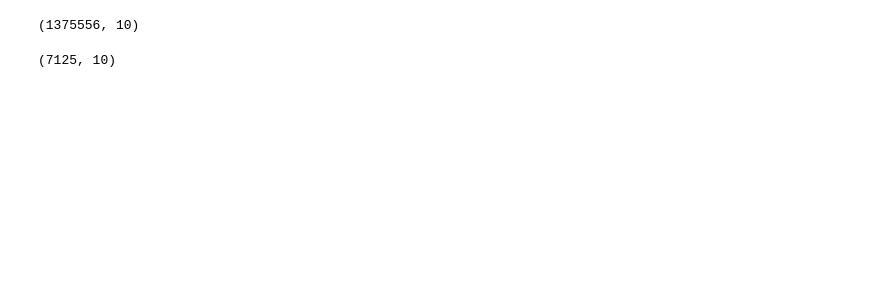
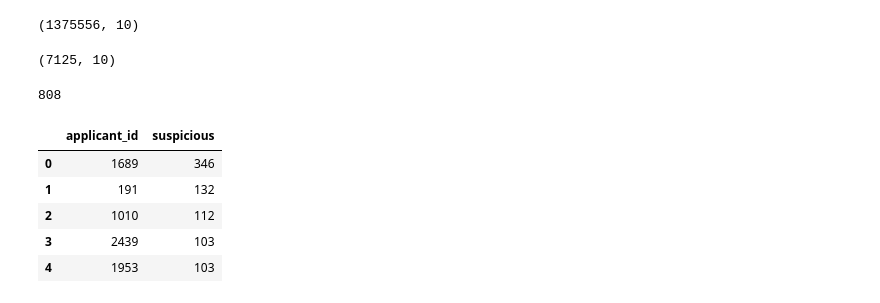
Before and after one commit to okfn-brasil/serenata-de-amor, a Jupyter notebook: develop/2017-07-11-conexao-reporter-exploratory-analysis.ipynb, the cells around one changed output. Saved outputs shown, nothing was run; the diff lists cells and outputs as text; code cells hidden in the pictures; blank space fills up the shorter version.

```diff
--- a/develop/2017-07-11-conexao-reporter-exploratory-analysis.ipynb
+++ b/develop/2017-07-11-conexao-reporter-exploratory-analysis.ipynb
@@ -165,0 +175,4 @@ only_suspicions_current_term.shape
+# %%
+len(current_term_aplicant_ids)
+# %% [output]
+808
@@ -165,0 +183,10 @@ only_suspicions_current_term.shape
+# %%
+grouped_by_applicant = grouped_by_applicant.sort_values('suspicious', ascending=False).head().reset_index(drop=True)
+grouped_by_applicant
+# %% [output]
+|  | applicant_id | suspicious |
+| 0 | 1689 | 346 |
+| 1 | 191 | 132 |
+| 2 | 1010 | 112 |
+| 3 | 2439 | 103 |
+| 4 | 1953 | 103 |
```
Also changed, not shown: parts of 14 cells of this notebook, 2 other files.
